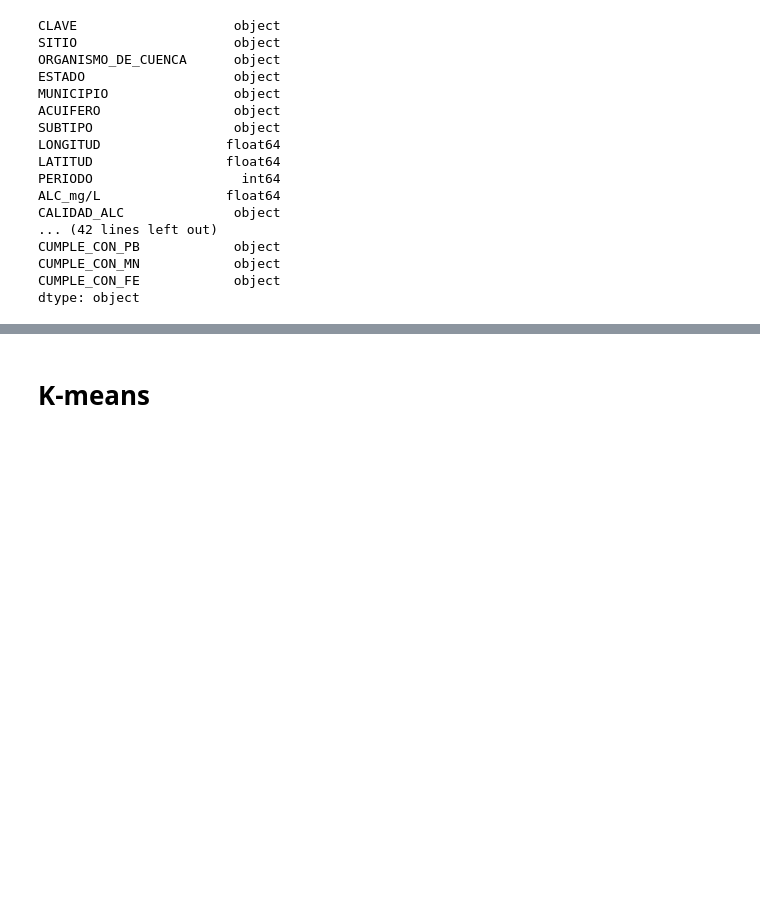
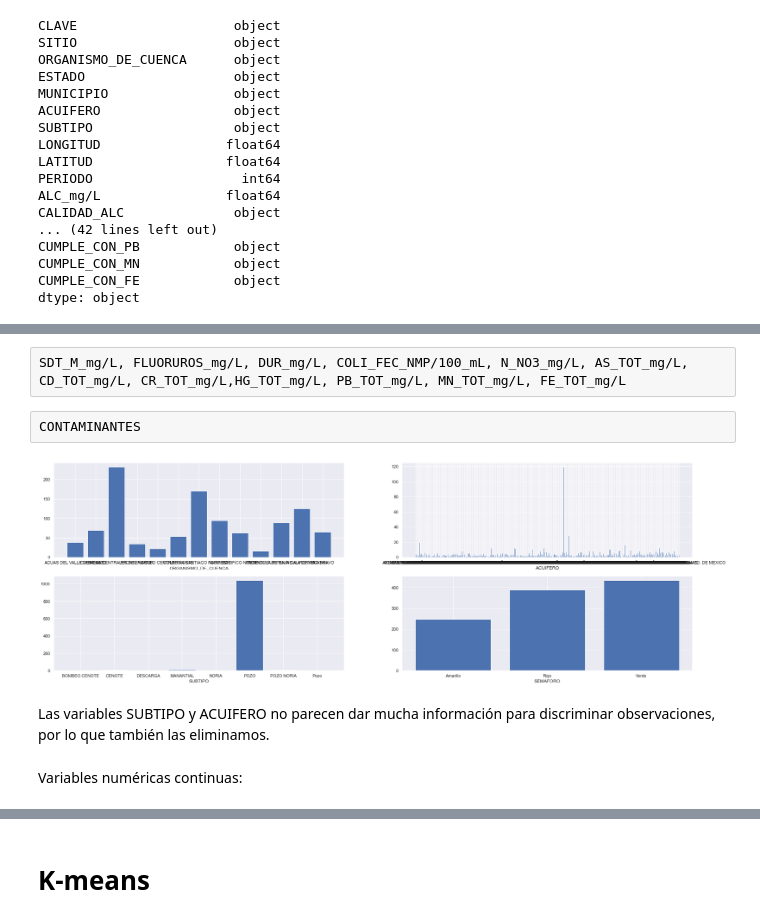
Before and after one commit to PosgradoMNA/actividades-del-projecto-cad_equipo47, a Jupyter notebook: Reto/Reto_Entrega1_Equipo47.ipynb, the cells around one changed output, grey strips where cells are left out. Saved outputs shown, nothing was run; the diff lists cells and outputs as text; code cells hidden in the pictures; blank space fills up the shorter version.

```diff
--- a/Reto/Reto_Entrega1_Equipo47.ipynb
+++ b/Reto/Reto_Entrega1_Equipo47.ipynb
@@ -135,0 +127,27 @@ matriz_corr = df_subterraneas.corr()
+# %%
+vars_categoricas = ['ORGANISMO_DE_CUENCA', 'ACUIFERO', 'SUBTIPO']
+# %% [raw]
+SDT_M_mg/L, FLUORUROS_mg/L, DUR_mg/L, COLI_FEC_NMP/100_mL, N_NO3_mg/L, AS_TOT_mg/L, CD_TOT_mg/L, CR_TOT_mg/L,HG_TOT_mg/L, PB_TOT_mg/L, MN_TOT_mg/L, FE_TOT_mg/L
+# %% [raw]
+CONTAMINANTES
+# %%
+df_vars = vars_categoricas + ['SEMAFORO']
+sns.set(rc = {'figure.figsize':(30, 10)})
+fig, axes = plt.subplots(2, 2)
+
+for k in range(len(df_vars)):
+    plt.subplot(2, 2, k+1)
+    try:
+        Transf0 = df_subterraneas.groupby(df_vars[k]).SEMAFORO.count().reset_index()
+    except:
+        Transf0 = df_subterraneas.groupby(df_vars[k]).CALIDAD_FE.count().reset_index()
+    try:
+        plt.bar(Transf0.iloc[:,0].astype(int).astype(str), Transf0.iloc[:,1])
+    except:
+        plt.bar(Transf0.iloc[:,0].astype(str), Transf0.iloc[:,1])
+
+    plt.xlabel(df_vars[k])
+# %% [output]
+[figure, added]
+# %% [markdown]
+Las variables SUBTIPO y ACUIFERO no parecen dar mucha información para discriminar observaciones, por lo que también las eliminamos.
@@ -135,0 +158,2 @@ matriz_corr = df_subterraneas.corr()
+# %% [markdown]
+Variables numéricas continuas:
```
Also changed, not shown: parts of 27 cells of this notebook.
